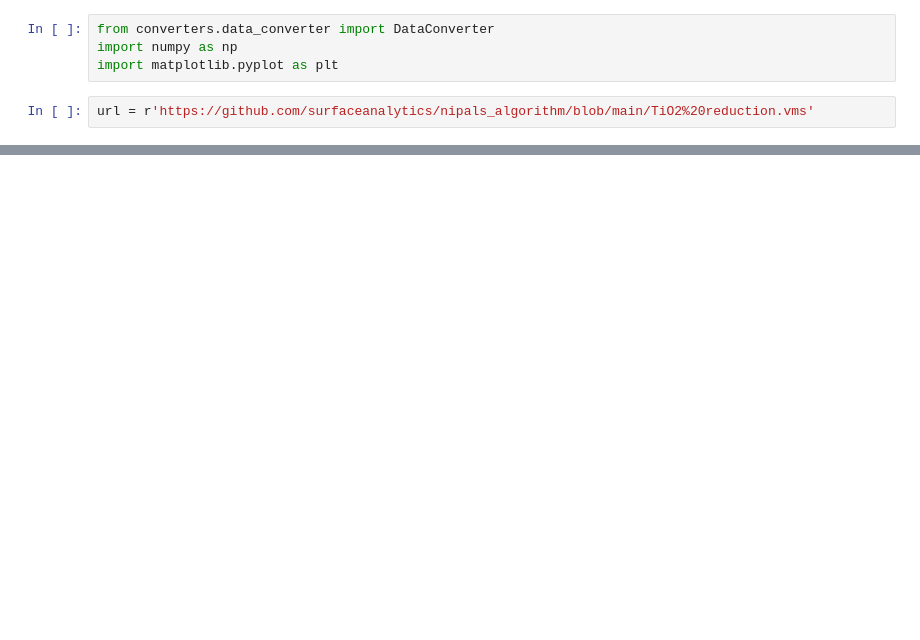
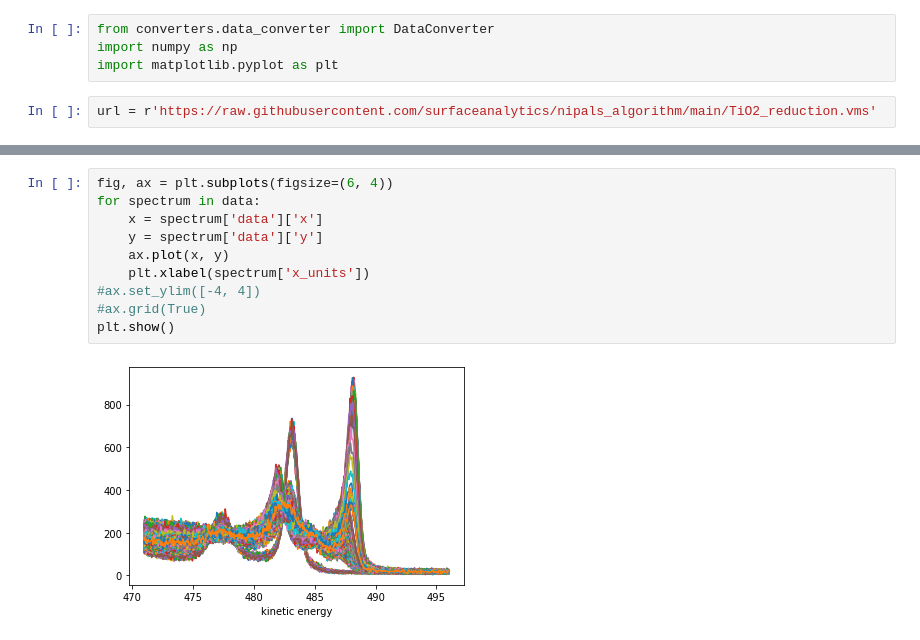
Before and after one commit to surfaceanalytics/nipals_algorithm, a Jupyter notebook: nipals_algorithm.ipynb, the cells around one changed output, grey strips where cells are left out. Saved outputs shown, nothing was run; the diff lists cells and outputs as text; blank space fills up the shorter version.

```diff
--- a/nipals_algorithm.ipynb
+++ b/nipals_algorithm.ipynb
@@ -3,7 +3,7 @@ from converters.data_converter import DataConverter
 import numpy as np
 import matplotlib.pyplot as plt
 # %%
-url = r'https://github.com/surfaceanalytics/nipals_algorithm/blob/main/TiO2%20reduction.vms'
+url = r'https://raw.githubusercontent.com/surfaceanalytics/nipals_algorithm/main/TiO2_reduction.vms'
 # %%
 converter = DataConverter()
 converter.load(url)
@@ -12,0 +17,12 @@ ValueError: invalid literal for int() with base 10: ''
+# %%
+fig, ax = plt.subplots(figsize=(6, 4))
+for spectrum in data:
+    x = spectrum['data']['x']
+    y = spectrum['data']['y']
+    ax.plot(x, y)
+    plt.xlabel(spectrum['x_units'])
+#ax.set_ylim([-4, 4])
+#ax.grid(True)
+plt.show()
+# %% [output]
+[figure, added]
```
Also changed, not shown: parts of 2 cells of this notebook, 1 other file.
